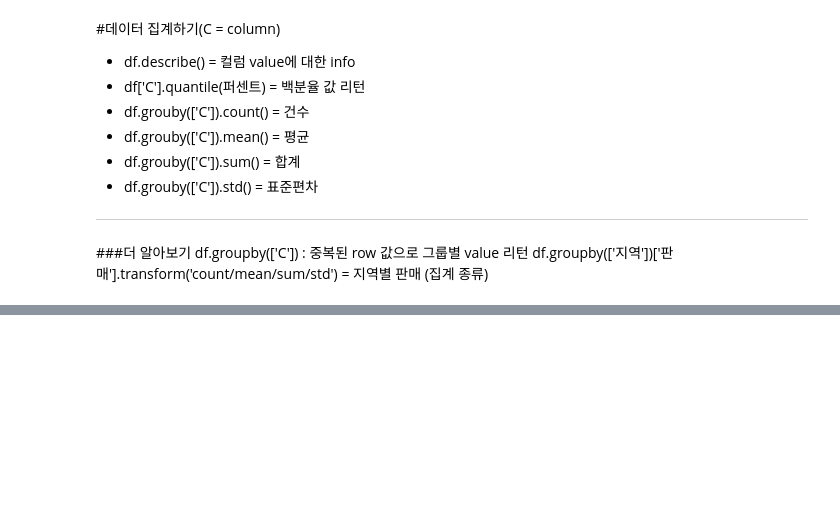
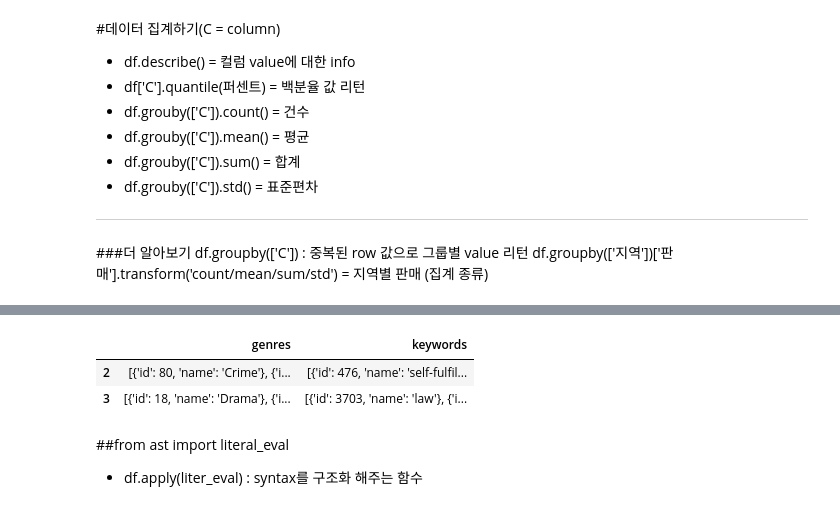
Before and after one commit to dmswl0707/RecomendationSystem_Python, a Jupyter notebook: 01_content_based_filtering_데이터전처리2.ipynb, the cells around one changed output, grey strips where cells are left out. Drawn from its saved outputs; the diff is of its cells as text; code cells hidden in the pictures; blank space fills up the shorter version.

```diff
--- a/01_content_based_filtering_데이터전처리2.ipynb
+++ b/01_content_based_filtering_데이터전처리2.ipynb
@@ -86,0 +181,10 @@ data.info()
+# %%
+#딕셔너리 value 정리하기
+Fdata[['genres', 'keywords']].head(2)
+# %% [output]
+|  | genres | keywords |
+| 2 | [{'id': 80, 'name': 'Crime'}, {'i... | [{'id': 476, 'name': 'self-fulfil... |
+| 3 | [{'id': 18, 'name': 'Drama'}, {'i... | [{'id': 3703, 'name': 'law'}, {'i... |
+# %% [markdown]
+##from ast import literal_eval
+- df.apply(liter_eval) : syntax를 구조화 해주는 함수
```
Also changed, not shown: parts of 15 cells of this notebook.
